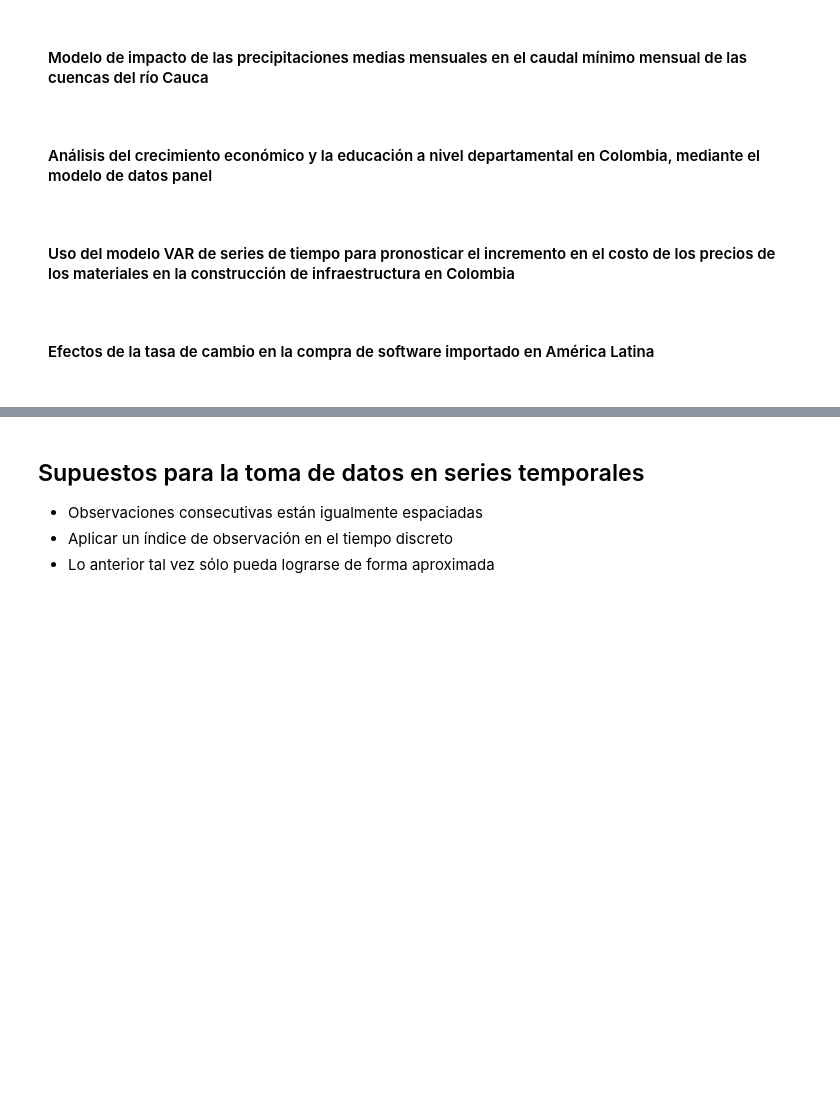
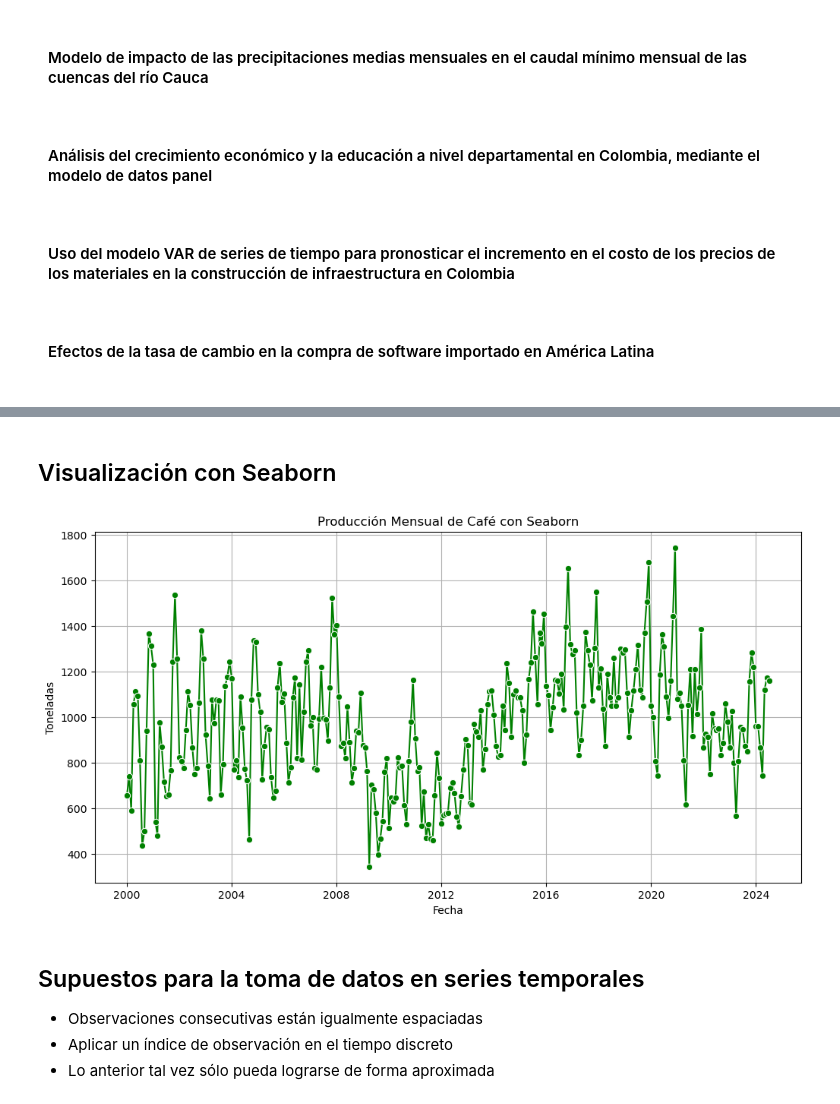
Before and after one commit to Wilsonsr/Series-de-Tiempo, a Jupyter notebook: Cuadernos Python/1_Introduccion.ipynb, the cells around one changed output, grey strips where cells are left out. Saved outputs shown, nothing was run; the diff lists cells and outputs as text; code cells hidden in the pictures; blank space fills up the shorter version.

```diff
--- a/Cuadernos Python/1_Introduccion.ipynb
+++ b/Cuadernos Python/1_Introduccion.ipynb
@@ -196,3 +266,17 @@ durante una serie de años.
+# %% [markdown]
+## Visualización con Seaborn
+# %%
+import seaborn as sns
+
+plt.figure(figsize=(12, 6))
+sns.lineplot(data=cafe, x=cafe.index, y="Toneladas", marker="o", color="g")
+plt.xlabel("Fecha")
+plt.ylabel("Toneladas")
+plt.title("Producción Mensual de Café con Seaborn")
+plt.grid(True)
+plt.show()
+# %% [output]
+[figure, added]
 # %% [markdown]
 ## Supuestos para la toma de datos en series temporales
 
```
Also changed, not shown: parts of 8 cells of this notebook.
